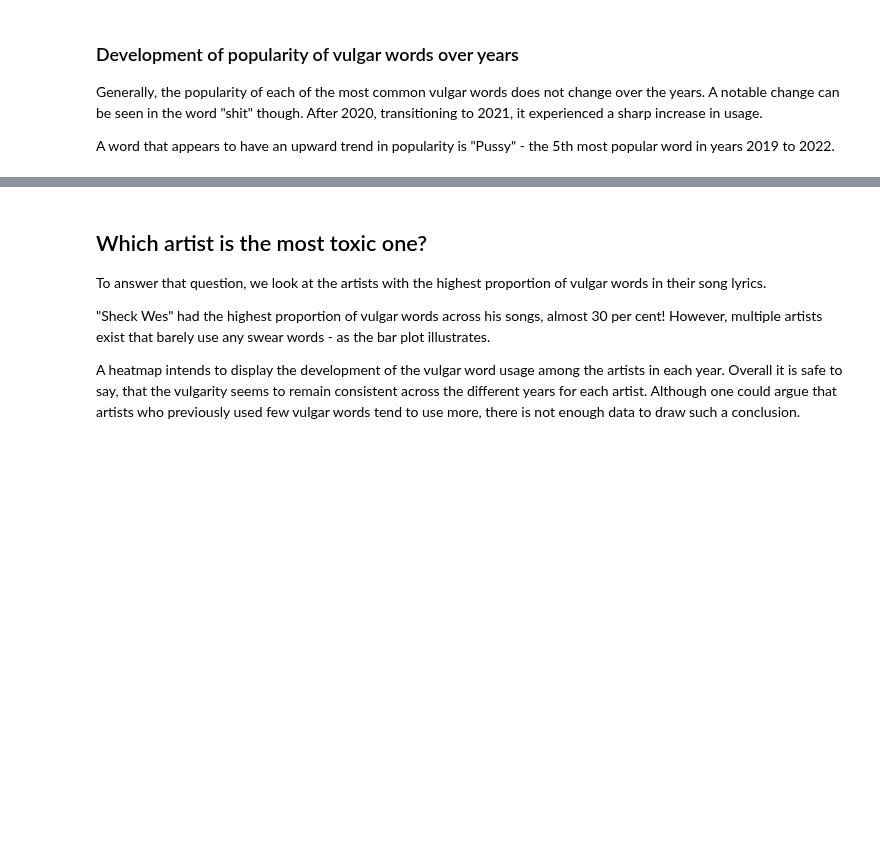
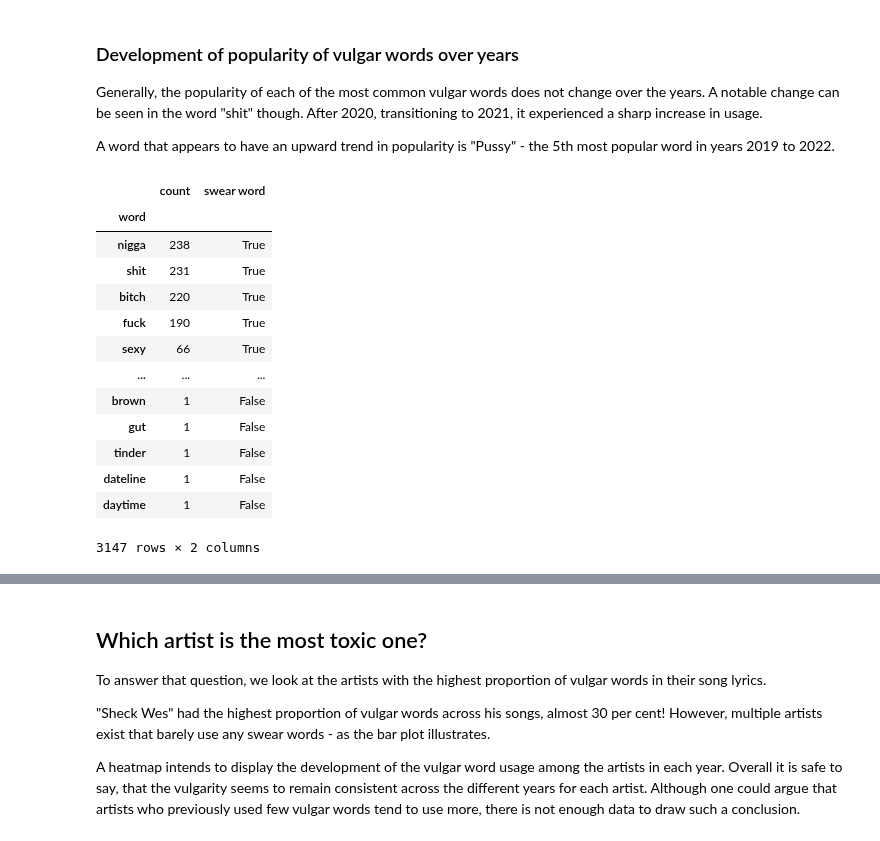
Before and after one commit to frehburg/RapLyricsAnalys, a Jupyter notebook: final_analysis.ipynb, the cells around one changed output, grey strips where cells are left out. Saved outputs shown, nothing was run; the diff lists cells and outputs as text; code cells hidden in the pictures; blank space fills up the shorter version.

```diff
--- a/final_analysis.ipynb
+++ b/final_analysis.ipynb
@@ -504,6 +512,23 @@ plt.show()
 Generally, the popularity of each of the most common vulgar words does not change over the years. A notable change can be seen in the word "shit" though. After 2020, transitioning to 2021, it experienced a sharp increase in usage.
 
 A word that appears to have an upward trend in popularity is "Pussy" - the 5th most popular word in years 2019 to 2022.
+# %%
+words_df_year_dict[2021,]
+# %% [output]
+|  | count | swear word |
+| word |  |  |
+| nigga | 238 | True |
+| shit | 231 | True |
+| bitch | 220 | True |
+| fuck | 190 | True |
+| sexy | 66 | True |
+| ... | ... | ... |
+| brown | 1 | False |
+| gut | 1 | False |
+| tinder | 1 | False |
+| dateline | 1 | False |
+| daytime | 1 | False |
+3147 rows × 2 columns
 # %%
 swear_freq_by_year = pd.DataFrame()
 
```
Also changed, not shown: parts of 8 cells of this notebook.
